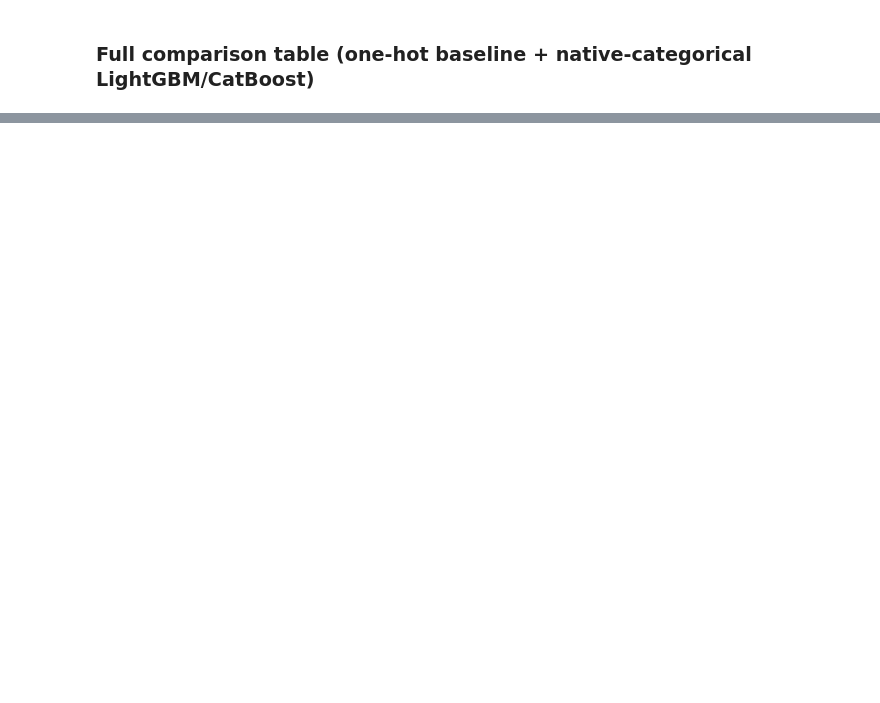
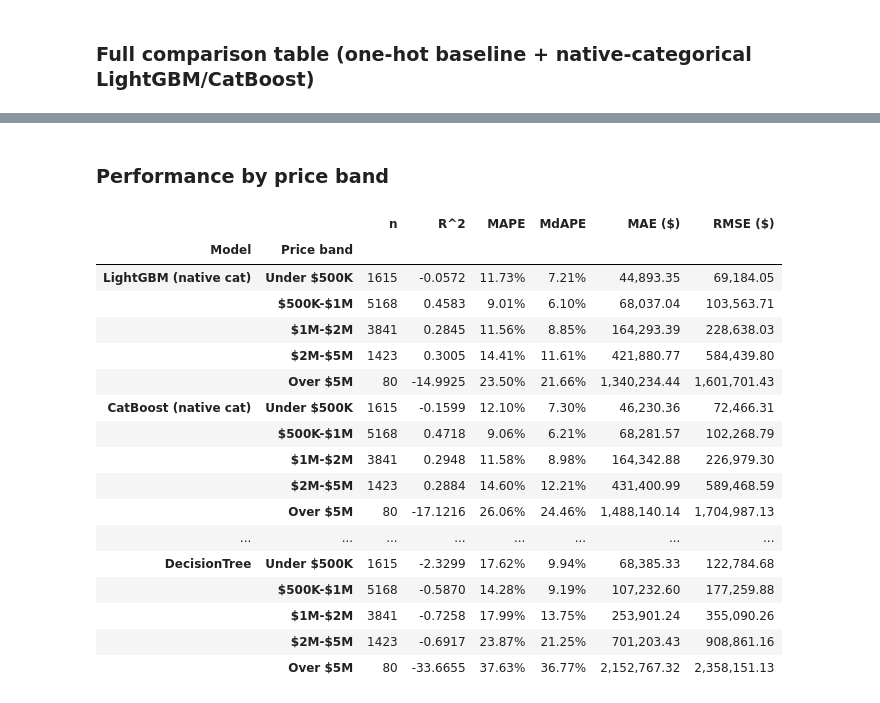
Before and after one commit to matthewviray/idx-exchange-project, a Jupyter notebook: notebooks/06_evaluation.ipynb, the cells around one changed output, grey strips where cells are left out. Saved outputs shown, nothing was run; the diff lists cells and outputs as text; code cells hidden in the pictures; blank space fills up the shorter version.

```diff
--- a/notebooks/06_evaluation.ipynb
+++ b/notebooks/06_evaluation.ipynb
@@ -308,2 +353,60 @@ full_comparison_table[column_order].round(4)
 # %%
 full_comparison_table.to_csv('../metric_summary/metrics_summary.csv')
+# %% [markdown]
+### Performance by price band
+# %%
+price_band_edges = [0, 500_000, 1_000_000, 2_000_000, 5_000_000, np.inf]
+price_band_labels = ['Under $500K', '$500K-$1M', '$1M-$2M', '$2M-$5M', 'Over $5M']
+
+price_bands = pd.cut(y_test_dollars, bins=price_band_edges, labels=price_band_labels)
+
+band_rows = []
+for name, preds_dollars_test in test_preds_dollars.items():
+    preds_dollars_test = pd.Series(preds_dollars_test, index=y_test_dollars.index)
+    for band in price_band_labels:
+        mask = price_bands == band
+        n = mask.sum()
+        if n == 0:
+            continue
+        y_true_band = y_test_dollars[mask]
+        y_pred_band = preds_dollars_test[mask]
+
+        band_rows.append({
+            'Model': name,
+            'Price band': band,
+            'n': n,
+            'R^2': r2_score(y_true_band, y_pred_band),
+            'MAPE': mean_absolute_percentage_error(y_true_band, y_pred_band),
+            'MdAPE': median_absolute_percentage_error(y_true_band, y_pred_band),
+            'MAE ($)': mean_absolute_error(y_true_band, y_pred_band),
+            'RMSE ($)': mean_squared_error(y_true_band, y_pred_band) ** 0.5,
+        })
+
+price_band_table = pd.DataFrame(band_rows).set_index(['Model', 'Price band']).loc[full_comparison_table.index]
+
+price_band_display = price_band_table.copy()
+price_band_display['R^2'] = price_band_display['R^2'].round(4)
+price_band_display['MAPE'] = price_band_table['MAPE'].map('{:.2%}'.format)
+price_band_display['MdAPE'] = price_band_table['MdAPE'].map('{:.2%}'.format)
+price_band_display['MAE ($)'] = price_band_table['MAE ($)'].map('{:,.2f}'.format)
+price_band_display['RMSE ($)'] = price_band_table['RMSE ($)'].map('{:,.2f}'.format)
+price_band_display
+# %% [output]
+|  |  | n | R^2 | MAPE | MdAPE | MAE ($) | RMSE ($) |
+| Model | Price band |  |  |  |  |  |  |
+| LightGBM (native cat) | Under $500K | 1615 | -0.0572 | 11.73% | 7.21% | 44,893.35 | 69,184.05 |
+|  | $500K-$1M | 5168 | 0.4583 | 9.01% | 6.10% | 68,037.04 | 103,563.71 |
+|  | $1M-$2M | 3841 | 0.2845 | 11.56% | 8.85% | 164,293.39 | 228,638.03 |
+|  | $2M-$5M | 1423 | 0.3005 | 14.41% | 11.61% | 421,880.77 | 584,439.80 |
+|  | Over $5M | 80 | -14.9925 | 23.50% | 21.66% | 1,340,234.44 | 1,601,701.43 |
+| CatBoost (native cat) | Under $500K | 1615 | -0.1599 | 12.10% | 7.30% | 46,230.36 | 72,466.31 |
+|  | $500K-$1M | 5168 | 0.4718 | 9.06% | 6.21% | 68,281.57 | 102,268.79 |
+|  | $1M-$2M | 3841 | 0.2948 | 11.58% | 8.98% | 164,342.88 | 226,979.30 |
+|  | $2M-$5M | 1423 | 0.2884 | 14.60% | 12.21% | 431,400.99 | 589,468.59 |
+|  | Over $5M | 80 | -17.1216 | 26.06% | 24.46% | 1,488,140.14 | 1,704,987.13 |
+| ... | ... | ... | ... | ... | ... | ... | ... |
+| DecisionTree | Under $500K | 1615 | -2.3299 | 17.62% | 9.94% | 68,385.33 | 122,784.68 |
+|  | $500K-$1M | 5168 | -0.5870 | 14.28% | 9.19% | 107,232.60 | 177,259.88 |
+|  | $1M-$2M | 3841 | -0.7258 | 17.99% | 13.75% | 253,901.24 | 355,090.26 |
+|  | $2M-$5M | 1423 | -0.6917 | 23.87% | 21.25% | 701,203.43 | 908,861.16 |
+|  | Over $5M | 80 | -33.6655 | 37.63% | 36.77% | 2,152,767.32 | 2,358,151.13 |
```
Also changed, not shown: parts of 11 cells of this notebook, 4 other files.
